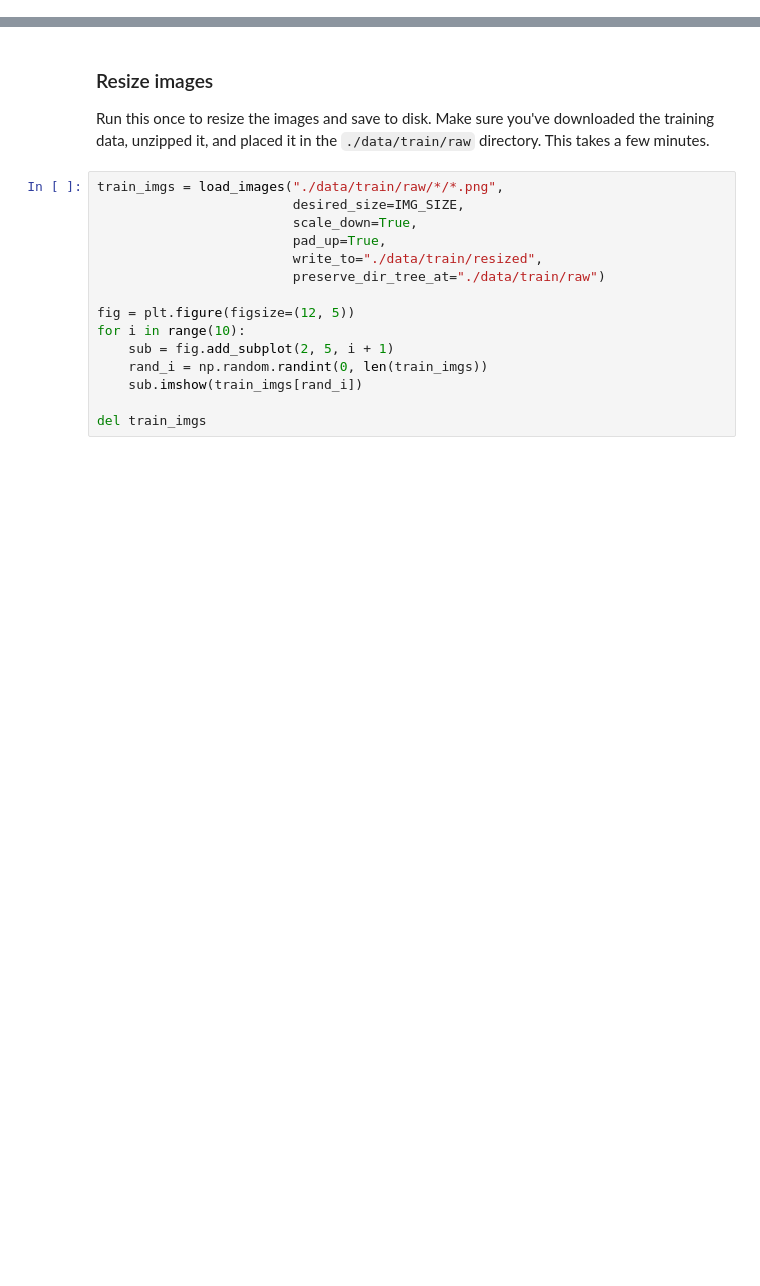
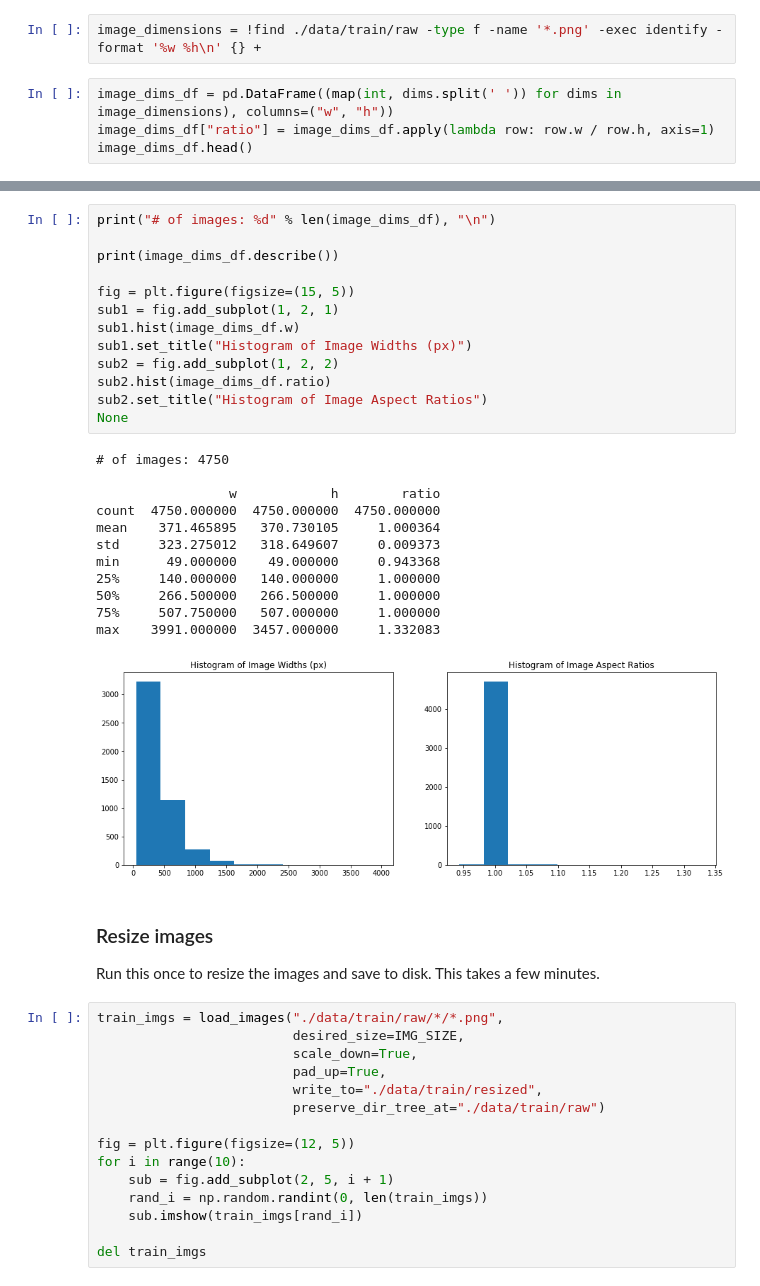
Before and after one commit to acarl005/mids-w207-final, a Jupyter notebook: main.ipynb, the cells around one changed output, grey strips where cells are left out. Saved outputs shown, nothing was run; the diff lists cells and outputs as text; blank space fills up the shorter version.

```diff
--- a/main.ipynb
+++ b/main.ipynb
@@ -16,0 +23,6 @@ IMG_SIZE = 224
+# %%
+image_dimensions = !find ./data/train/raw -type f -name '*.png' -exec identify -format '%w %h\n' {} +
+# %%
+image_dims_df = pd.DataFrame((map(int, dims.split(' ')) for dims in image_dimensions), columns=("w", "h"))
+image_dims_df["ratio"] = image_dims_df.apply(lambda row: row.w / row.h, axis=1)
+image_dims_df.head()
@@ -17,6 +36,32 @@ IMG_SIZE = 224
+# %%
+print("# of images: %d" % len(image_dims_df), "\n")
+
+print(image_dims_df.describe())
+
+fig = plt.figure(figsize=(15, 5))
+sub1 = fig.add_subplot(1, 2, 1)
+sub1.hist(image_dims_df.w)
+sub1.set_title("Histogram of Image Widths (px)")
+sub2 = fig.add_subplot(1, 2, 2)
+sub2.hist(image_dims_df.ratio)
+sub2.set_title("Histogram of Image Aspect Ratios")
+None
+# %% [output]
+# of images: 4750
+
+                 w            h        ratio
+count  4750.000000  4750.000000  4750.000000
+mean    371.465895   370.730105     1.000364
+std     323.275012   318.649607     0.009373
+min      49.000000    49.000000     0.943368
+25%     140.000000   140.000000     1.000000
+50%     266.500000   266.500000     1.000000
+75%     507.750000   507.000000     1.000000
+max    3991.000000  3457.000000     1.332083
+[figure, added]
 # %% [markdown]
 ### Resize images
-Run this once to resize the images and save to disk. Make sure you've downloaded the training data, unzipped it, and placed it in the `./data/train/raw` directory. This takes a few minutes.
+Run this once to resize the images and save to disk. This takes a few minutes.
 # %%
 train_imgs = load_images("./data/train/raw/*/*.png",
                          desired_size=IMG_SIZE,
```
Also changed, not shown: parts of 9 cells of this notebook, 3 other files.
